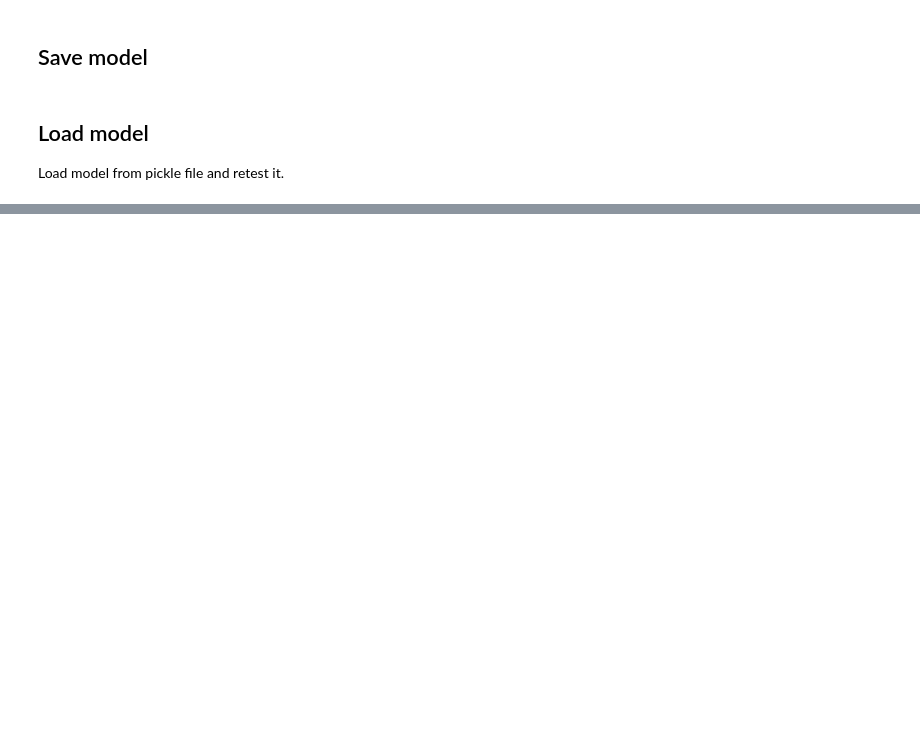
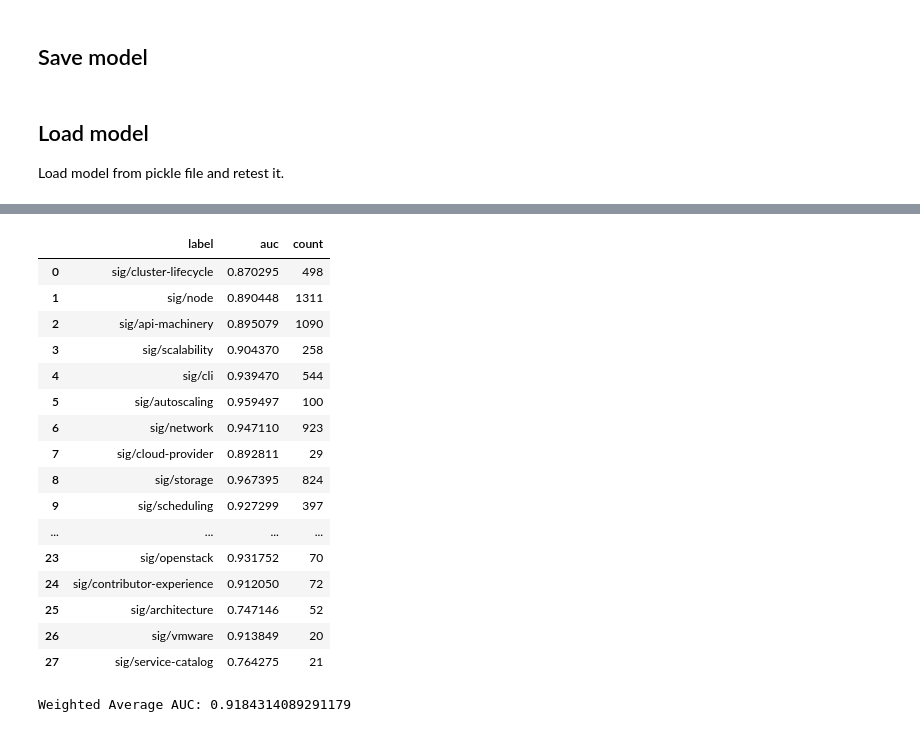
Before and after one commit to kubeflow/code-intelligence, a Jupyter notebook: notebooks/Label_k8s_issues_with_MLP.ipynb, the cells around one changed output, grey strips where cells are left out. Saved outputs shown, nothing was run; the diff lists cells and outputs as text; code cells hidden in the pictures; blank space fills up the shorter version.

```diff
--- a/notebooks/Label_k8s_issues_with_MLP.ipynb
+++ b/notebooks/Label_k8s_issues_with_MLP.ipynb
@@ -233,0 +309,11 @@ Weighted Average AUC: 0.9154467231721679
+# %%
+c = Counter()
+
+for row in combined_sig_df[combined_sig_df.part == 6].labels:
+    c.update(row)
+# %%
+clf = MLP(c, early_stopping=True, n_iter_no_change=5, max_iter=500, solver='adam',
+          random_state=1234)
+clf.fit(X, y)
+mlp_predictions = clf.predict_proba(X_holdout)
+mlp_df, mlp_auc = clf.calculate_auc(mlp_predictions, y_holdout)
@@ -233,0 +339,29 @@ Weighted Average AUC: 0.9154467231721679
+# %%
+params = {'hidden_layer_sizes': [(100,), (200,), (400, ), (50, 50), (100, 100), (200, 200)],
+              'alpha': [.001],
+              'learning_rate': ['adaptive'],
+              'learning_rate_init': [.001]}
+
+clf.grid_search(params, cv=5, n_jobs=-1)
+clf.fit(X, y)
+mlp_predictions = clf.predict_proba(X_holdout)
+mlp_df, mlp_auc = clf.calculate_auc(mlp_predictions, y_holdout)
+# %% [output]
+|  | label | auc | count |
+| 0 | sig/cluster-lifecycle | 0.870295 | 498 |
+| 1 | sig/node | 0.890448 | 1311 |
+| 2 | sig/api-machinery | 0.895079 | 1090 |
+| 3 | sig/scalability | 0.904370 | 258 |
+| 4 | sig/cli | 0.939470 | 544 |
+| 5 | sig/autoscaling | 0.959497 | 100 |
+| 6 | sig/network | 0.947110 | 923 |
+| 7 | sig/cloud-provider | 0.892811 | 29 |
+| 8 | sig/storage | 0.967395 | 824 |
+| 9 | sig/scheduling | 0.927299 | 397 |
+| ... | ... | ... | ... |
+| 23 | sig/openstack | 0.931752 | 70 |
+| 24 | sig/contributor-experience | 0.912050 | 72 |
+| 25 | sig/architecture | 0.747146 | 52 |
+| 26 | sig/vmware | 0.913849 | 20 |
+| 27 | sig/service-catalog | 0.764275 | 21 |
+Weighted Average AUC: 0.9184314089291179
```
Also changed, not shown: parts of 8 cells of this notebook.
